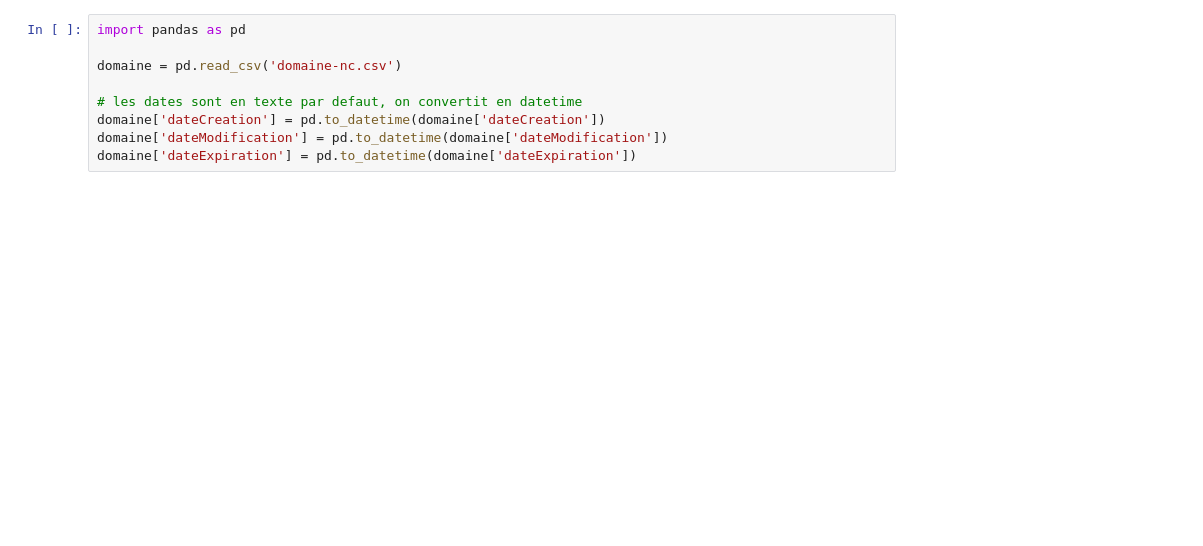
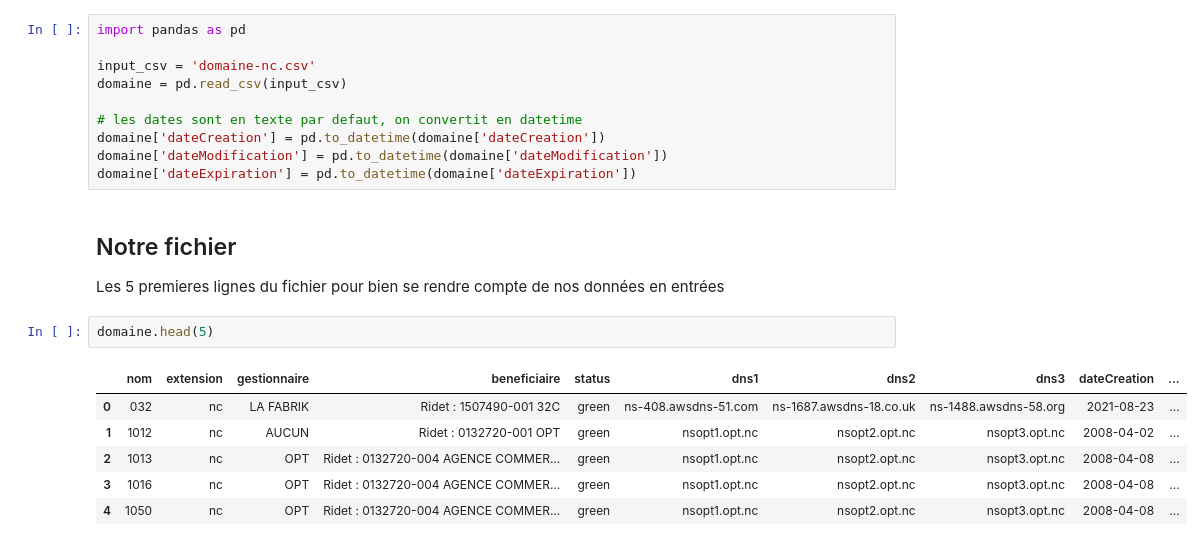
Before and after one commit to opt-nc/domaine-nc-jupyter-notebook, a Jupyter notebook: explore.ipynb, the cells around one changed output. Saved outputs shown, nothing was run; the diff lists cells and outputs as text; blank space fills up the shorter version.

```diff
--- a/explore.ipynb
+++ b/explore.ipynb
@@ -1,9 +33,23 @@
 # %%
 import pandas as pd
 
-domaine = pd.read_csv('domaine-nc.csv')
+input_csv = 'domaine-nc.csv'
+domaine = pd.read_csv(input_csv)
 
 # les dates sont en texte par defaut, on convertit en datetime
 domaine['dateCreation'] = pd.to_datetime(domaine['dateCreation'])
 domaine['dateModification'] = pd.to_datetime(domaine['dateModification'])
 domaine['dateExpiration'] = pd.to_datetime(domaine['dateExpiration'])
+# %% [markdown]
+## Notre fichier ##
+
+Les 5 premieres lignes du fichier pour bien se rendre compte de nos données en entrées
+# %%
+domaine.head(5)
+# %% [output]
+|  | nom | extension | gestionnaire | beneficiaire | status | dns1 | dns2 | dns3 | dateCreation | ... |
+| 0 | 032 | nc | LA FABRIK | Ridet : 1507490-001 32C | green | ns-408.awsdns-51.com | ns-1687.awsdns-18.co.uk | ns-1488.awsdns-58.org | 2021-08-23 | ... |
+| 1 | 1012 | nc | AUCUN | Ridet : 0132720-001 OPT | green | nsopt1.opt.nc | nsopt2.opt.nc | nsopt3.opt.nc | 2008-04-02 | ... |
+| 2 | 1013 | nc | OPT | Ridet : 0132720-004 AGENCE COMMER... | green | nsopt1.opt.nc | nsopt2.opt.nc | nsopt3.opt.nc | 2008-04-08 | ... |
+| 3 | 1016 | nc | OPT | Ridet : 0132720-004 AGENCE COMMER... | green | nsopt1.opt.nc | nsopt2.opt.nc | nsopt3.opt.nc | 2008-04-08 | ... |
+| 4 | 1050 | nc | OPT | Ridet : 0132720-004 AGENCE COMMER... | green | nsopt1.opt.nc | nsopt2.opt.nc | nsopt3.opt.nc | 2008-04-08 | ... |
```
Also changed, not shown: parts of 11 cells of this notebook, 1 other file.
